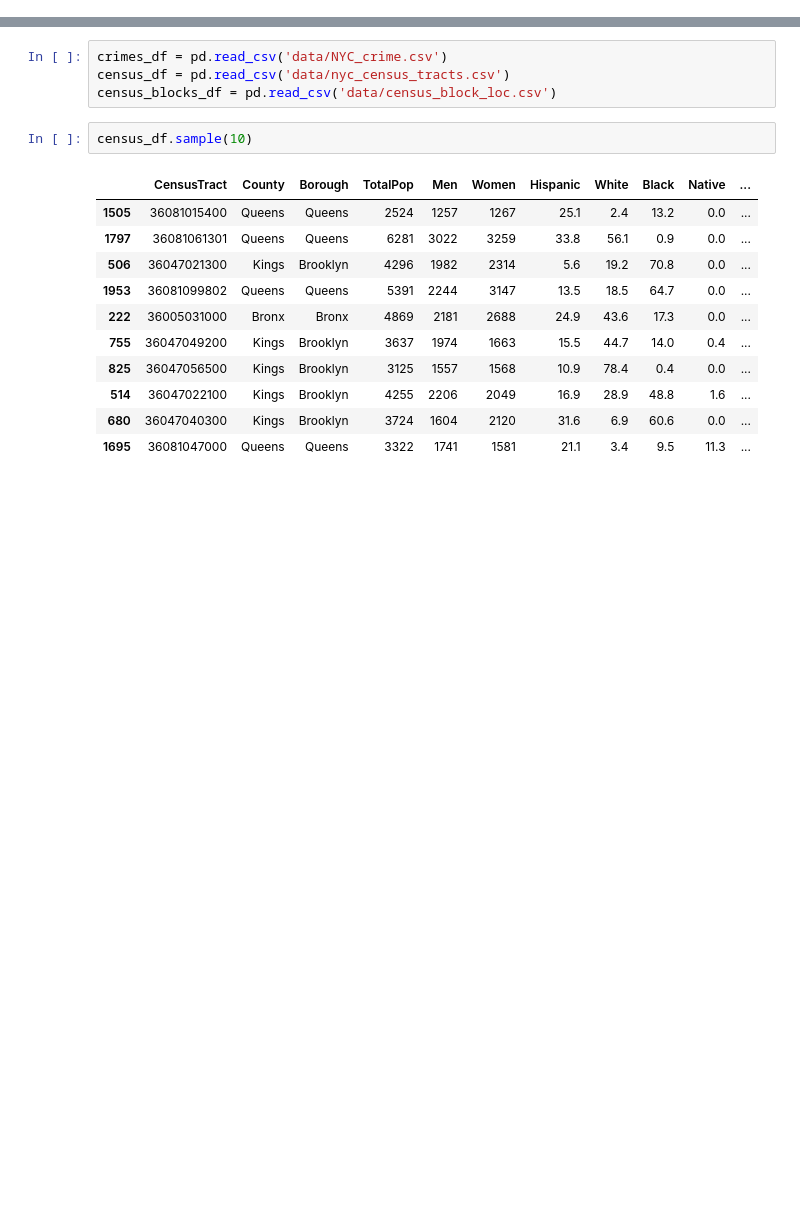
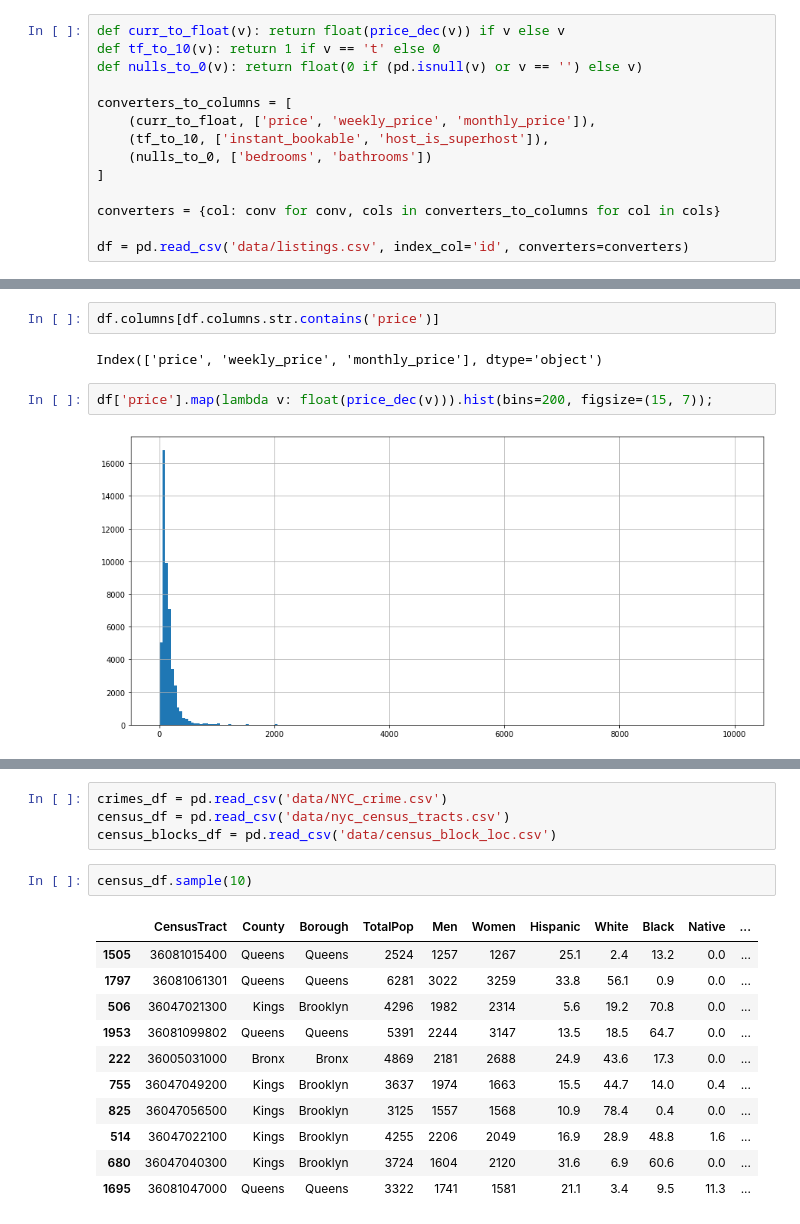
Before and after one commit to abhi-vik/bds-proj, a Jupyter notebook: explore.ipynb, the cells around one changed output, grey strips where cells are left out. Drawn from its saved outputs; the diff is of its cells as text; blank space fills up the shorter version.

```diff
--- a/explore.ipynb
+++ b/explore.ipynb
@@ -23,0 +8,14 @@ df.sample(10)
+# %%
+def curr_to_float(v): return float(price_dec(v)) if v else v
+def tf_to_10(v): return 1 if v == 't' else 0
+def nulls_to_0(v): return float(0 if (pd.isnull(v) or v == '') else v)
+
+converters_to_columns = [
+    (curr_to_float, ['price', 'weekly_price', 'monthly_price']),
+    (tf_to_10, ['instant_bookable', 'host_is_superhost']),
+    (nulls_to_0, ['bedrooms', 'bathrooms'])
+]
+
+converters = {col: conv for conv, cols in converters_to_columns for col in cols}
+
+df = pd.read_csv('data/listings.csv', index_col='id', converters=converters)
@@ -23,0 +39,8 @@ df.sample(10)
+# %%
+df.columns[df.columns.str.contains('price')]
+# %% [output]
+Index(['price', 'weekly_price', 'monthly_price'], dtype='object')
+# %%
+df['price'].map(lambda v: float(price_dec(v))).hist(bins=200, figsize=(15, 7));
+# %% [output]
+[figure, added]
```
Also changed, not shown: parts of 5 cells of this notebook, 1 other file.
